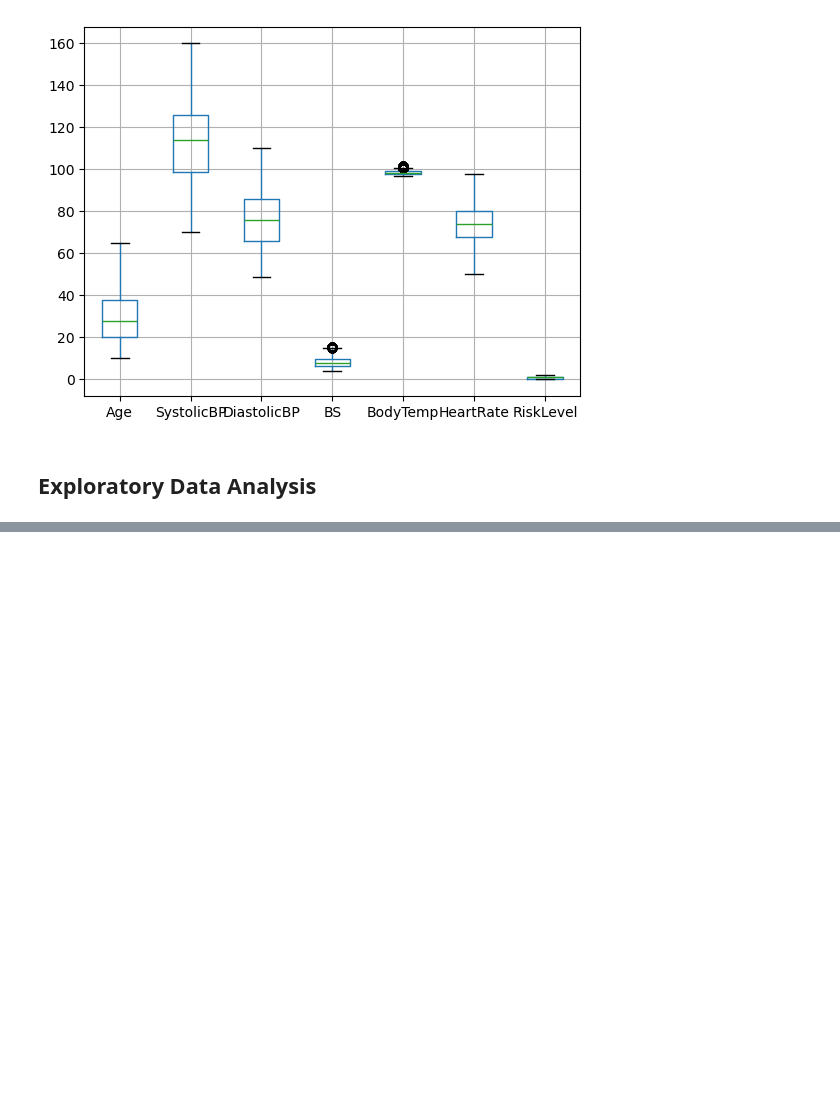
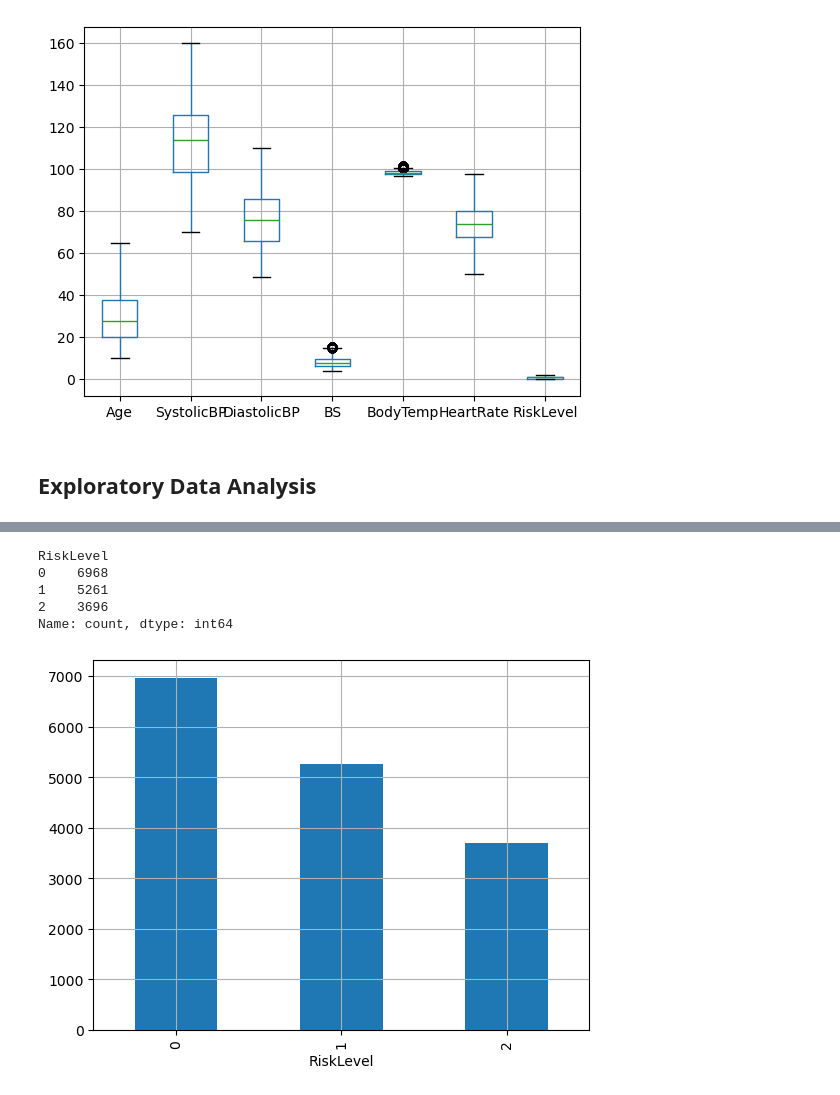
Before and after one commit to Precipitation-Rain/MaaSuraksha, a Jupyter notebook: code.ipynb, the cells around one changed output, grey strips where cells are left out. Saved outputs shown, nothing was run; the diff lists cells and outputs as text; code cells hidden in the pictures; blank space fills up the shorter version.

```diff
--- a/code.ipynb
+++ b/code.ipynb
@@ -296,0 +306,13 @@ df.boxplot()
+# %%
+df['RiskLevel'].value_counts()
+# %% [output]
+RiskLevel
+0    6968
+1    5261
+2    3696
+Name: count, dtype: int64
+# %%
+df['RiskLevel'].value_counts().plot(kind = 'bar')
+plt.grid()
+# %% [output]
+[figure, added]
```
Also changed, not shown: parts of 38 cells of this notebook, 7 other files.
